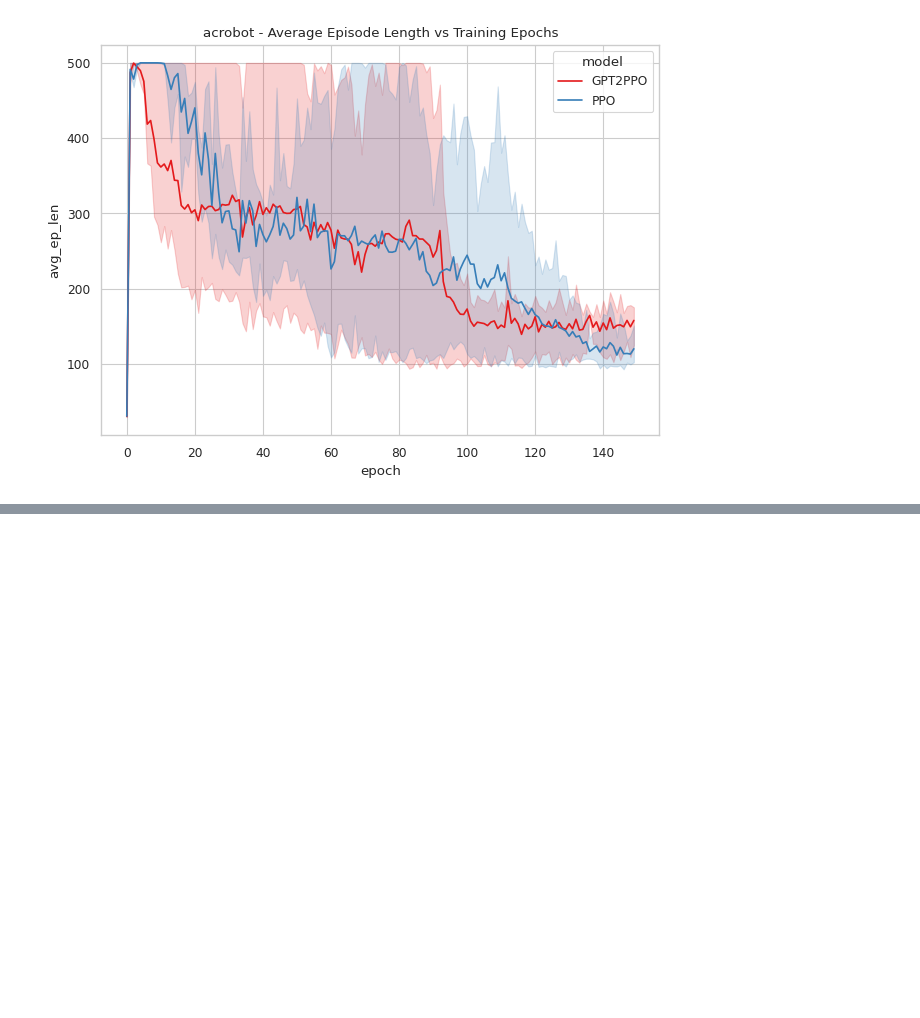
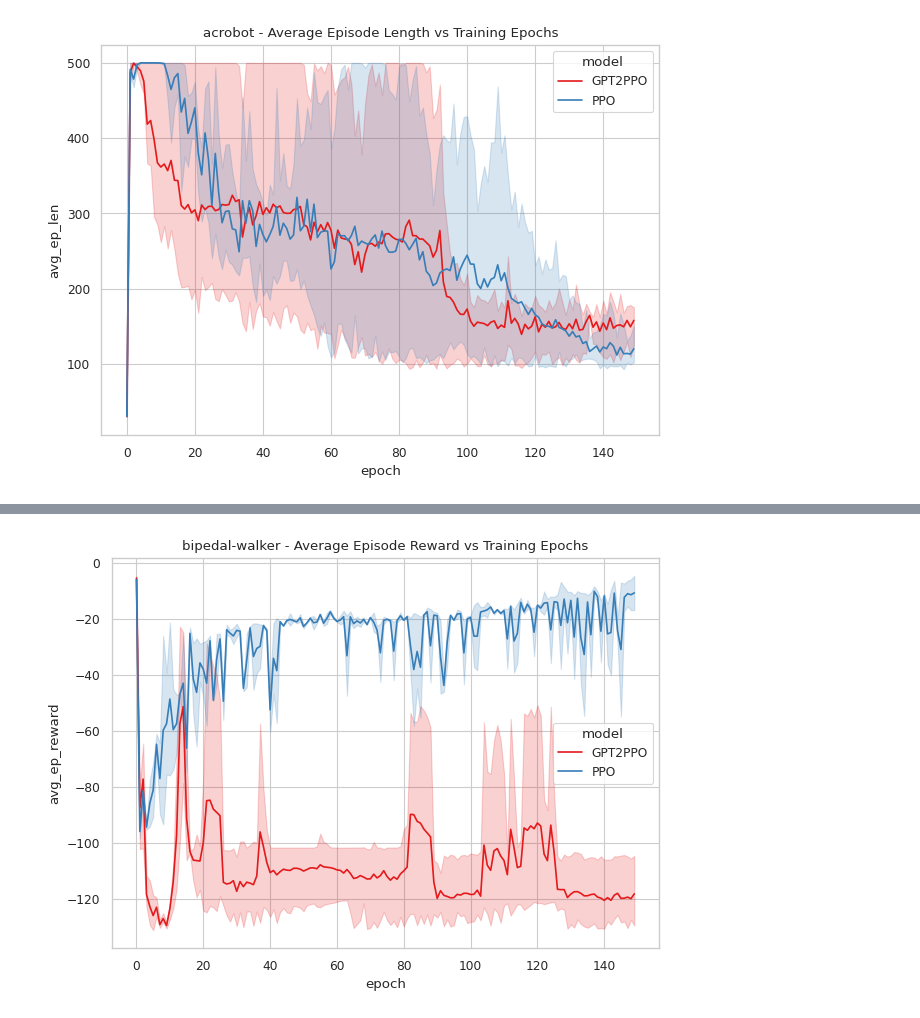
Before and after one commit to andreicozma1/ECE517-Final-Project, a Jupyter notebook: plots/wandb_plots.ipynb, the cells around one changed output, grey strips where cells are left out. Saved outputs shown, nothing was run; the diff lists cells and outputs as text; code cells hidden in the pictures; blank space fills up the shorter version.

```diff
--- a/plots/wandb_plots.ipynb
+++ b/plots/wandb_plots.ipynb
@@ -151,0 +187,5 @@ plt.show()
+# %%
+plot_data(model_df, 'avg_ep_reward', title=f"{project} - Average Episode Reward vs Training Epochs")
+plt.show()
+# %% [output]
+[figure, added]
```
Also changed, not shown: parts of 7 cells of this notebook, 5 other files.
